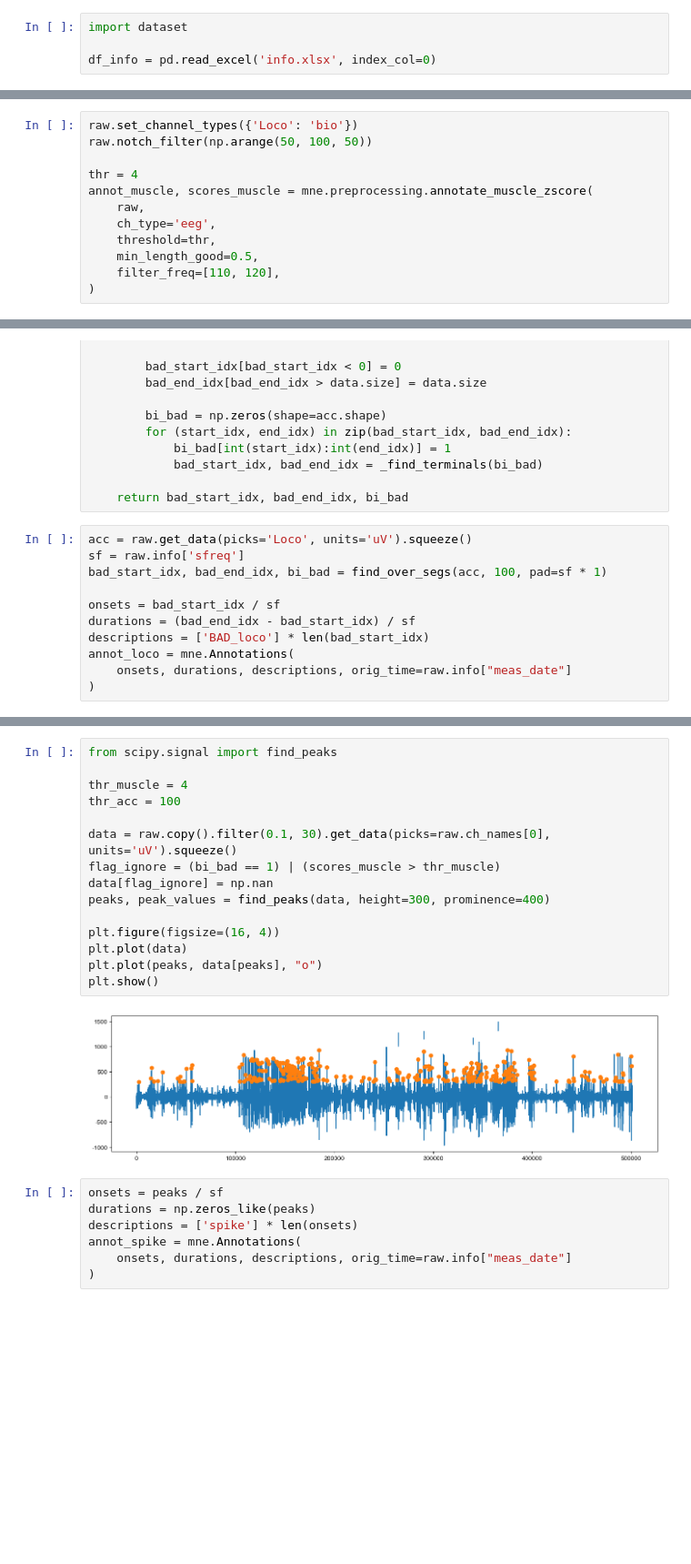
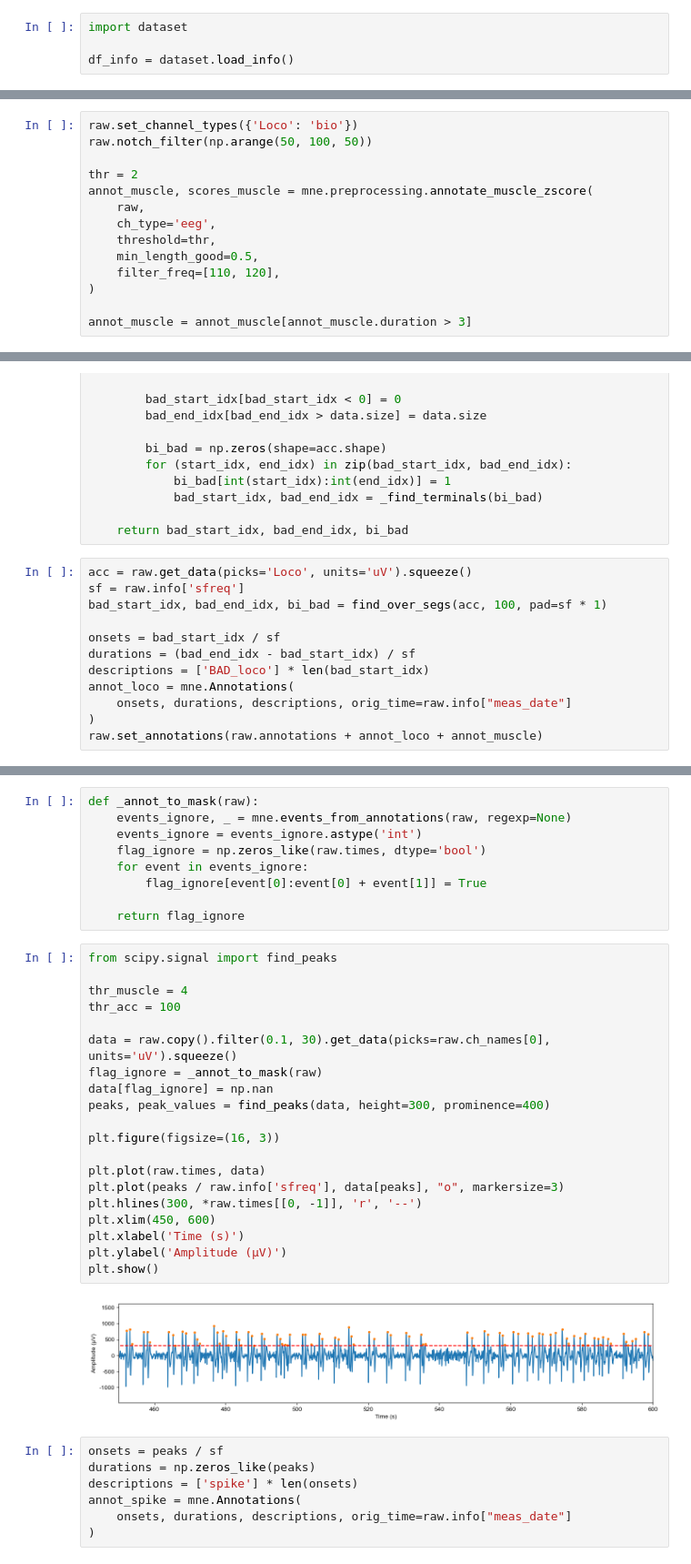
Before and after one commit to Puzzle-Li/as_monkey_eeg, a Jupyter notebook: find_spike_events2.ipynb, the cells around one changed output, grey strips where cells are left out. Shown at 91% size. Drawn from its saved outputs; the diff is of its cells as text; blank space fills up the shorter version.

Commit message:
adjust thr and make table in find_spike_events2.ipynb

```diff
--- a/find_spike_events2.ipynb
+++ b/find_spike_events2.ipynb
@@ -18,7 +18,7 @@ mne.set_log_level('CRITICAL')
 # %%
 import dataset
 
-df_info = pd.read_excel('info.xlsx', index_col=0)
+df_info = dataset.load_info()
 # %%
 animal = '0629#'
 session = '2024-03-09'
@@ -35,7 +37,7 @@ print(animal, session, group)
 raw.set_channel_types({'Loco': 'bio'})
 raw.notch_filter(np.arange(50, 100, 50))
 
-thr = 4
+thr = 2
 annot_muscle, scores_muscle = mne.preprocessing.annotate_muscle_zscore(
     raw,
     ch_type='eeg',
@@ -43,6 +45,8 @@ annot_muscle, scores_muscle = mne.preprocessing.annotate_muscle_zscore(
     min_length_good=0.5,
     filter_freq=[110, 120],
 )
+
+annot_muscle = annot_muscle[annot_muscle.duration > 3]
 # %%
 def find_over_segs(data, thr, pad=0):
     def _find_terminals(bi_data):
@@ -84,3 +88,4 @@ descriptions = ['BAD_loco'] * len(bad_start_idx)
 annot_loco = mne.Annotations(
     onsets, durations, descriptions, orig_time=raw.info["meas_date"]
 )
+raw.set_annotations(raw.annotations + annot_loco + annot_muscle)
@@ -87,20 +111,34 @@ annot_loco = mne.Annotations(
+# %%
+def _annot_to_mask(raw):
+    events_ignore, _ = mne.events_from_annotations(raw, regexp=None)
+    events_ignore = events_ignore.astype('int')
+    flag_ignore = np.zeros_like(raw.times, dtype='bool')
+    for event in events_ignore:
+        flag_ignore[event[0]:event[0] + event[1]] = True
+
+    return flag_ignore
 # %%
 from scipy.signal import find_peaks
 
 thr_muscle = 4
 thr_acc = 100
 
 data = raw.copy().filter(0.1, 30).get_data(picks=raw.ch_names[0], units='uV').squeeze()
-flag_ignore = (bi_bad == 1) | (scores_muscle > thr_muscle)
+flag_ignore = _annot_to_mask(raw)
 data[flag_ignore] = np.nan
 peaks, peak_values = find_peaks(data, height=300, prominence=400)
 
-plt.figure(figsize=(16, 4))
-plt.plot(data)
-plt.plot(peaks, data[peaks], "o")
+plt.figure(figsize=(16, 3))
+
+plt.plot(raw.times, data)
+plt.plot(peaks / raw.info['sfreq'], data[peaks], "o", markersize=3)
+plt.hlines(300, *raw.times[[0, -1]], 'r', '--')
+plt.xlim(450, 600)
+plt.xlabel('Time (s)')
+plt.ylabel('Amplitude (μV)')
 plt.show()
 # %% [output]
-[figure, old version]
+[figure, new version]
 # %%
 onsets = peaks / sf
 durations = np.zeros_like(peaks)
```
Also changed, not shown: parts of 8 cells of this notebook, 2 other files.
